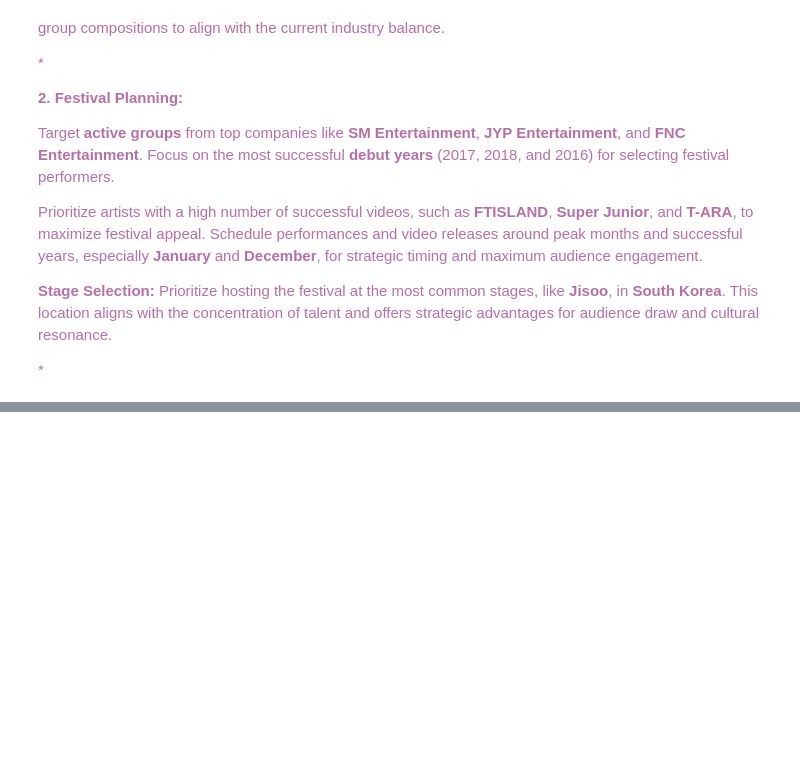
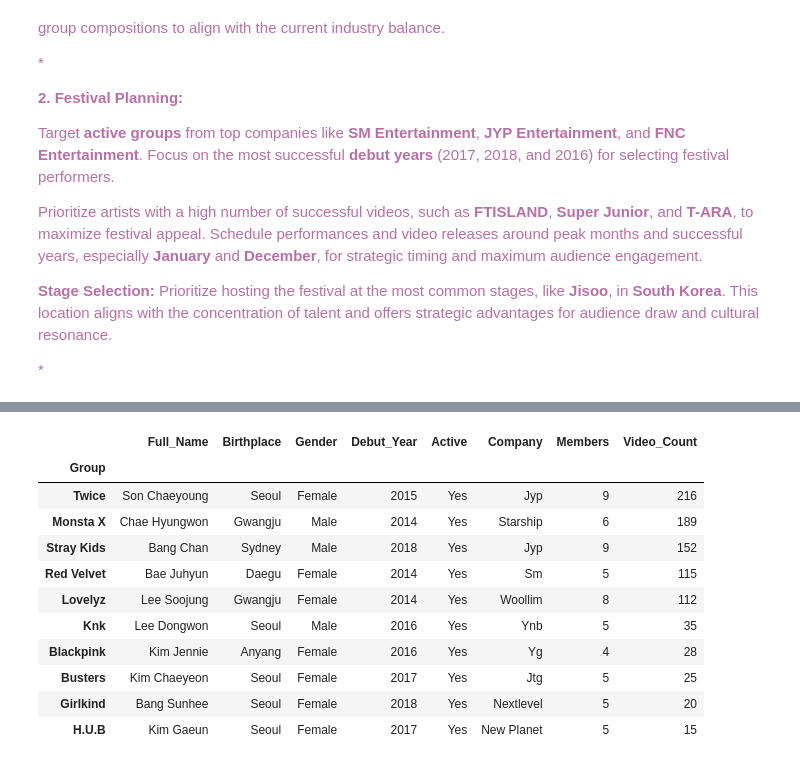
Before and after one commit to zsofiaKad/AnalyticsPortfolio, a Jupyter notebook: Python/Data_Analysis_K_Pop_World_Connect_Insights_for_a_global_tour.ipynb, the cells around one changed output, grey strips where cells are left out. Saved outputs shown, nothing was run; the diff lists cells and outputs as text; code cells hidden in the pictures; blank space fills up the shorter version.

```diff
--- a/Python/Data_Analysis_K_Pop_World_Connect_Insights_for_a_global_tour.ipynb
+++ b/Python/Data_Analysis_K_Pop_World_Connect_Insights_for_a_global_tour.ipynb
@@ -1528,0 +1533,11 @@ Name: count, dtype: int64
+# %%
+#Load the datasets
+idols_df = idols_1
+groups_df = groups_df
+videos_df = videos_1
+# %%
+# Merge idols_df and groups_df on 'Group' and 'Name'
+merged_df_1 = pd.merge(idols_df, groups_df, left_on='Group', right_on='Name', how='inner')
+
+# Merge the result with videos_df on 'Group' and 'Artist'
+final_merged_df = pd.merge(merged_df_1, videos_df, left_on='Group', right_on='Artist', how='inner')
@@ -1528,0 +1560,2 @@ Name: count, dtype: int64
+# %%
+df = final_merged_df
@@ -1528,0 +1771,39 @@ Name: count, dtype: int64
+# %%
+# List of selected groups
+selected_groups = ['Busters', 'Knk', 'Girlkind', 'H.U.B', 'Red Velvet',
+                   'Stray Kids', 'Monsta X', 'Twice', 'Lovelyz', 'Blackpink']
+
+# Filter the dataframe for these selected groups
+selected_groups_details = df[df['Group'].isin(selected_groups)]
+
+# Remove duplicates based on 'Group'
+selected_groups_details_unique = selected_groups_details.drop_duplicates(subset='Group')
+
+# Count the number of video releases for each group (based on 'Group' column)
+video_counts = selected_groups_details.groupby('Group').size().reset_index(name='Video_Count')
+
+# Merge the video count information with the selected groups' details
+final_selected_details = pd.merge(selected_groups_details_unique, video_counts, on='Group')
+
+# Set an index
+final_selected_details.set_index('Group', inplace=True)
+
+# Sort the final dataframe by 'Video_Count' in descending order
+final_selected_details_sorted = final_selected_details.sort_values(by='Video_Count', ascending=False)
+
+# Display the sorted details
+display(final_selected_details_sorted[['Full_Name', 'Birthplace', 'Gender',
+                                       'Debut_Year', 'Active', 'Company', 'Members', 'Video_Count']])
+# %% [output]
+|  | Full_Name | Birthplace | Gender | Debut_Year | Active | Company | Members | Video_Count |
+| Group |  |  |  |  |  |  |  |  |
+| Twice | Son Chaeyoung | Seoul | Female | 2015 | Yes | Jyp | 9 | 216 |
+| Monsta X | Chae Hyungwon | Gwangju | Male | 2014 | Yes | Starship | 6 | 189 |
+| Stray Kids | Bang Chan | Sydney | Male | 2018 | Yes | Jyp | 9 | 152 |
+| Red Velvet | Bae Juhyun | Daegu | Female | 2014 | Yes | Sm | 5 | 115 |
+| Lovelyz | Lee Soojung | Gwangju | Female | 2014 | Yes | Woollim | 8 | 112 |
+| Knk | Lee Dongwon | Seoul | Male | 2016 | Yes | Ynb | 5 | 35 |
+| Blackpink | Kim Jennie | Anyang | Female | 2016 | Yes | Yg | 4 | 28 |
+| Busters | Kim Chaeyeon | Seoul | Female | 2017 | Yes | Jtg | 5 | 25 |
+| Girlkind | Bang Sunhee | Seoul | Female | 2018 | Yes | Nextlevel | 5 | 20 |
+| H.U.B | Kim Gaeun | Seoul | Female | 2017 | Yes | New Planet | 5 | 15 |
```
Also changed, not shown: parts of 24 cells of this notebook.
